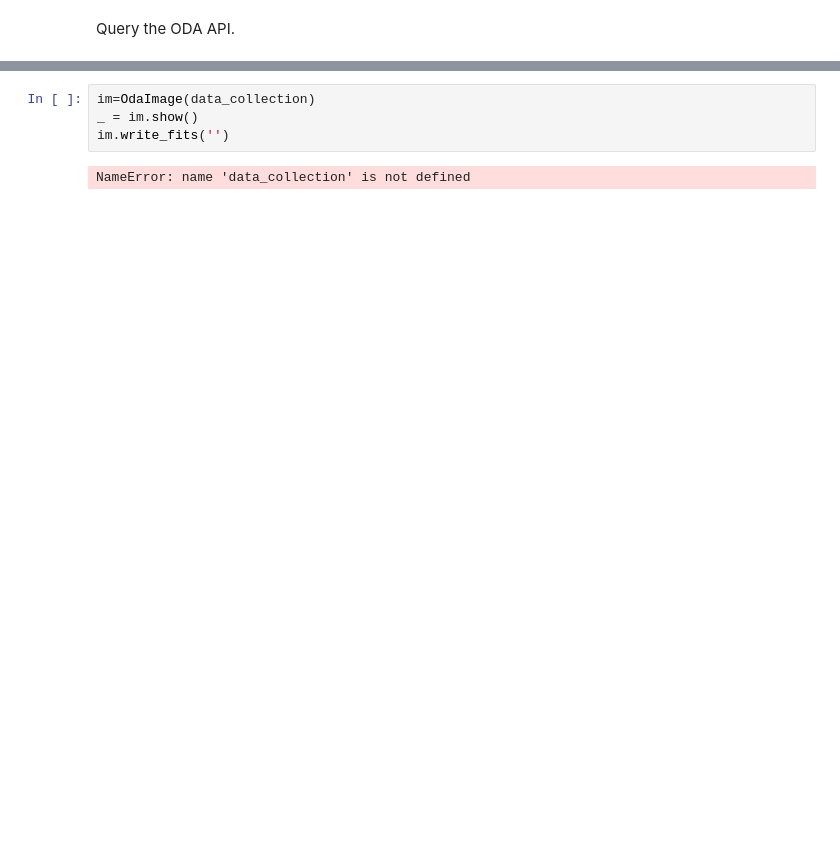
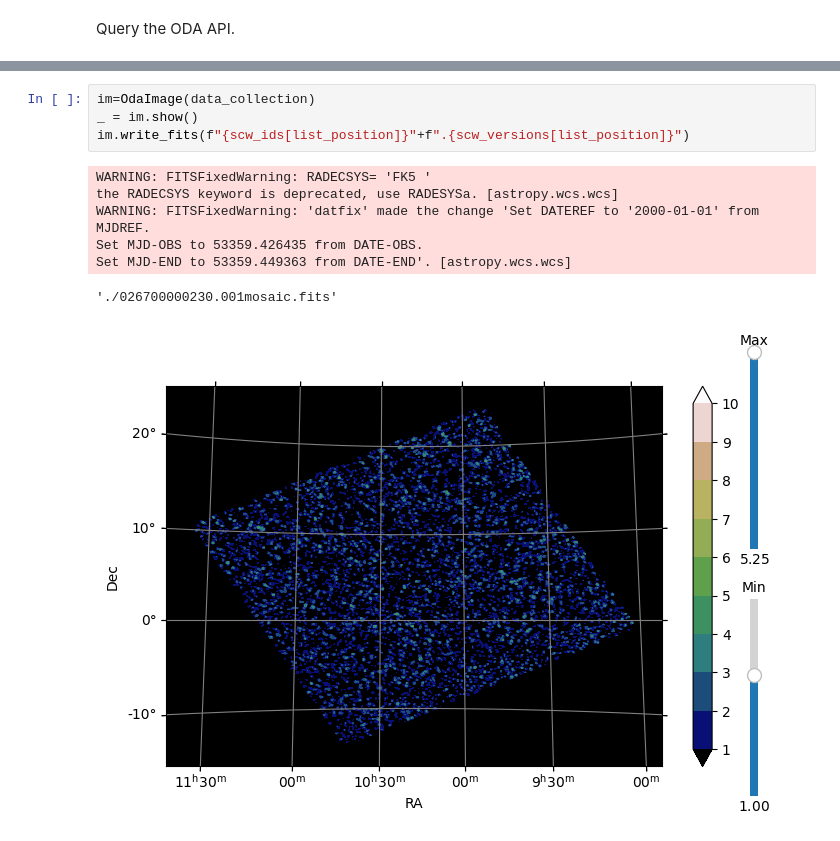
Before and after one commit to interstellxr/jupiter-xray-analysis, a Jupyter notebook: scwanalysis.ipynb, the cells around one changed output, grey strips where cells are left out. Cells and saved outputs as stored; diff of their text form; blank space fills up the shorter version.

```diff
--- a/scwanalysis.ipynb
+++ b/scwanalysis.ipynb
@@ -104,9 +143,15 @@ Image the results.
 # %%
 im=OdaImage(data_collection)
 _ = im.show()
-im.write_fits('')
+im.write_fits(f"{scw_ids[list_position]}"+f".{scw_versions[list_position]}")
 # %% [output]
-NameError: name 'data_collection' is not defined
+WARNING: FITSFixedWarning: RADECSYS= 'FK5 '
+the RADECSYS keyword is deprecated, use RADESYSa. [astropy.wcs.wcs]
+WARNING: FITSFixedWarning: 'datfix' made the change 'Set DATEREF to '2000-01-01' from MJDREF.
+Set MJD-OBS to 53359.426435 from DATE-OBS.
+Set MJD-END to 53359.449363 from DATE-END'. [astropy.wcs.wcs]
+'./026700000230.001mosaic.fits'
+[figure, added]
 # %%
 from astropy.wcs import WCS
 from matplotlib.patches import Circle
```
Also changed, not shown: parts of 15 cells of this notebook, 2 other files.
